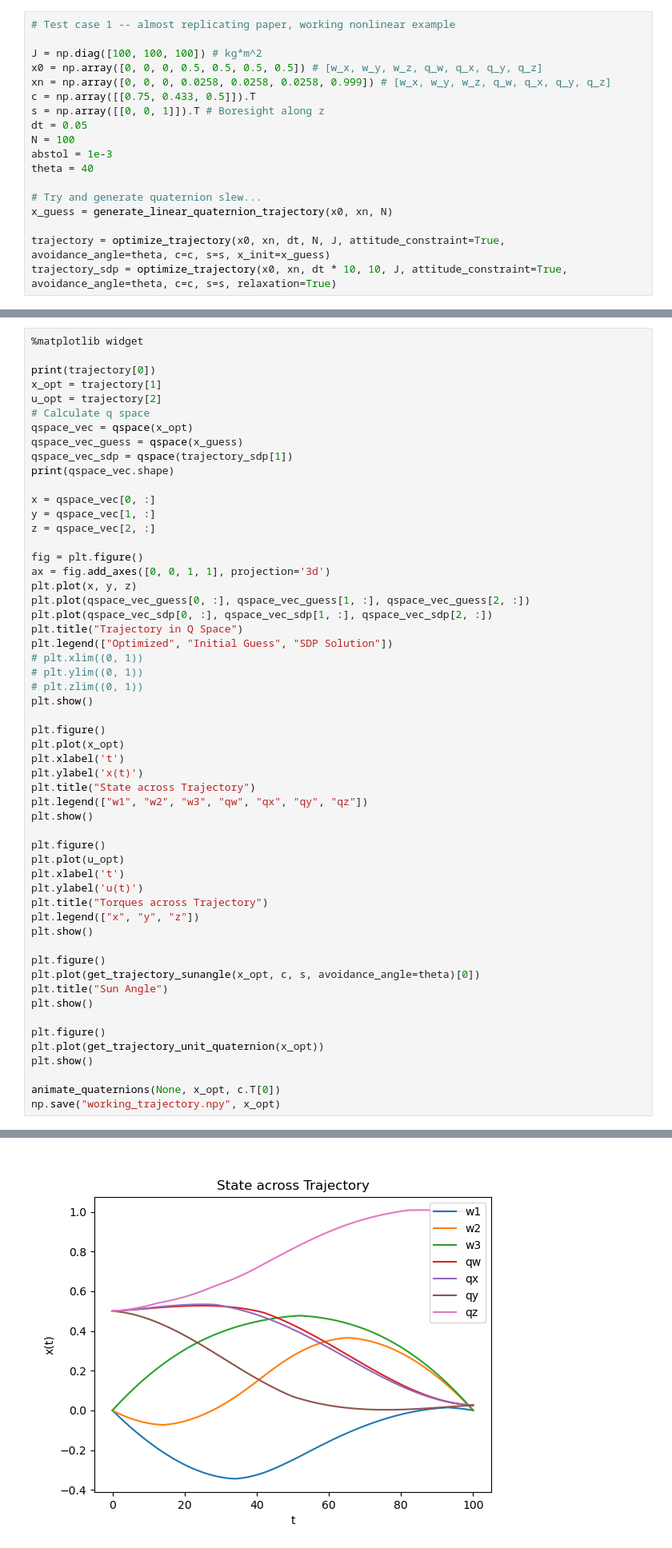
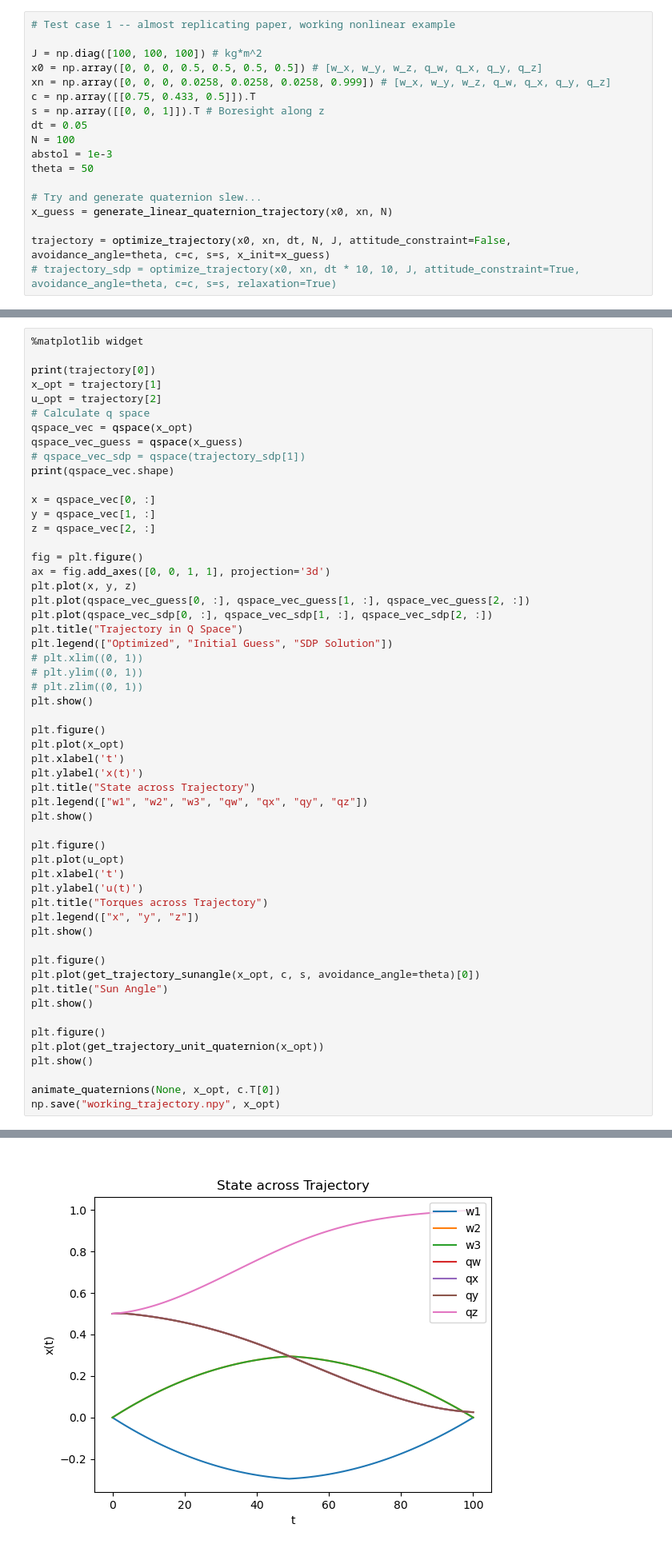
Before and after one commit to Shreeyam/6.8210-underactuated, a Jupyter notebook: traj_opt.ipynb, the cells around one changed output, grey strips where cells are left out. Shown at 80% size. Saved outputs shown, nothing was run; the diff lists cells and outputs as text.

```diff
--- a/traj_opt.ipynb
+++ b/traj_opt.ipynb
@@ -12,13 +12,13 @@ s = np.array([[0, 0, 1]]).T # Boresight along z
 dt = 0.05
 N = 100
 abstol = 1e-3
-theta = 40
+theta = 50
 
 # Try and generate quaternion slew...
 x_guess = generate_linear_quaternion_trajectory(x0, xn, N)
 
-trajectory = optimize_trajectory(x0, xn, dt, N, J, attitude_constraint=True, avoidance_angle=theta, c=c, s=s, x_init=x_guess)
-trajectory_sdp = optimize_trajectory(x0, xn, dt * 10, 10, J, attitude_constraint=True, avoidance_angle=theta, c=c, s=s, relaxation=True)
+trajectory = optimize_trajectory(x0, xn, dt, N, J, attitude_constraint=False, avoidance_angle=theta, c=c, s=s, x_init=x_guess)
+# trajectory_sdp = optimize_trajectory(x0, xn, dt * 10, 10, J, attitude_constraint=True, avoidance_angle=theta, c=c, s=s, relaxation=True)
 # %% [output]
 Constructing program...
 Construction done!
@@ -46,7 +33,7 @@ u_opt = trajectory[2]
 # Calculate q space
 qspace_vec = qspace(x_opt)
 qspace_vec_guess = qspace(x_guess)
-qspace_vec_sdp = qspace(trajectory_sdp[1])
+# qspace_vec_sdp = qspace(trajectory_sdp[1])
 print(qspace_vec.shape)
 
 x = qspace_vec[0, :]
@@ -102 +86 @@ True
-[figure, old version]
+[figure, new version]
```
Also changed, not shown: parts of 2 cells of this notebook, 1 other file.
